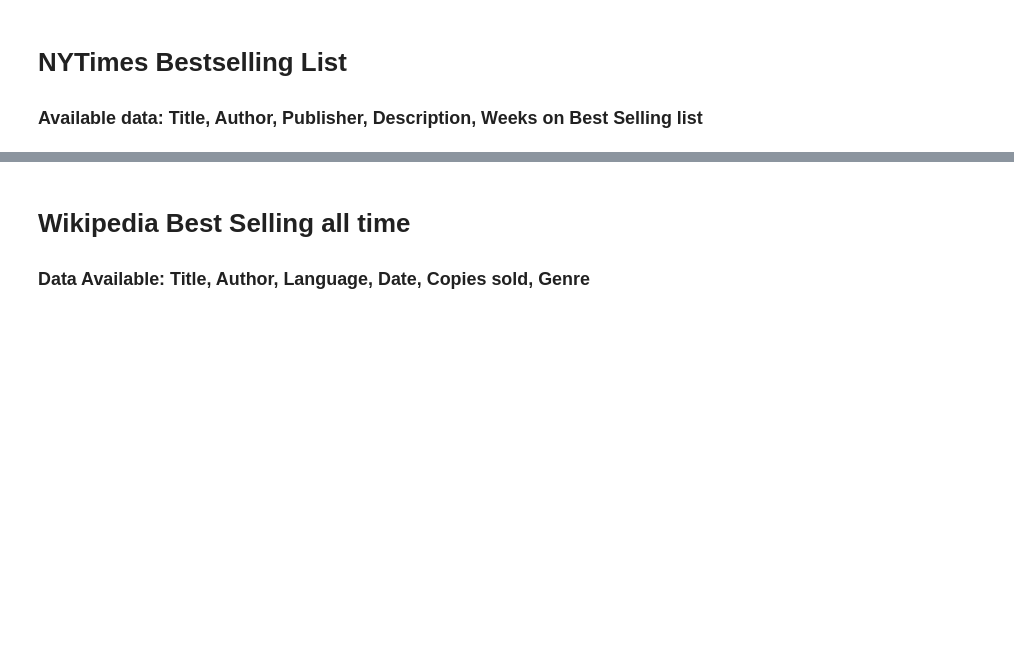
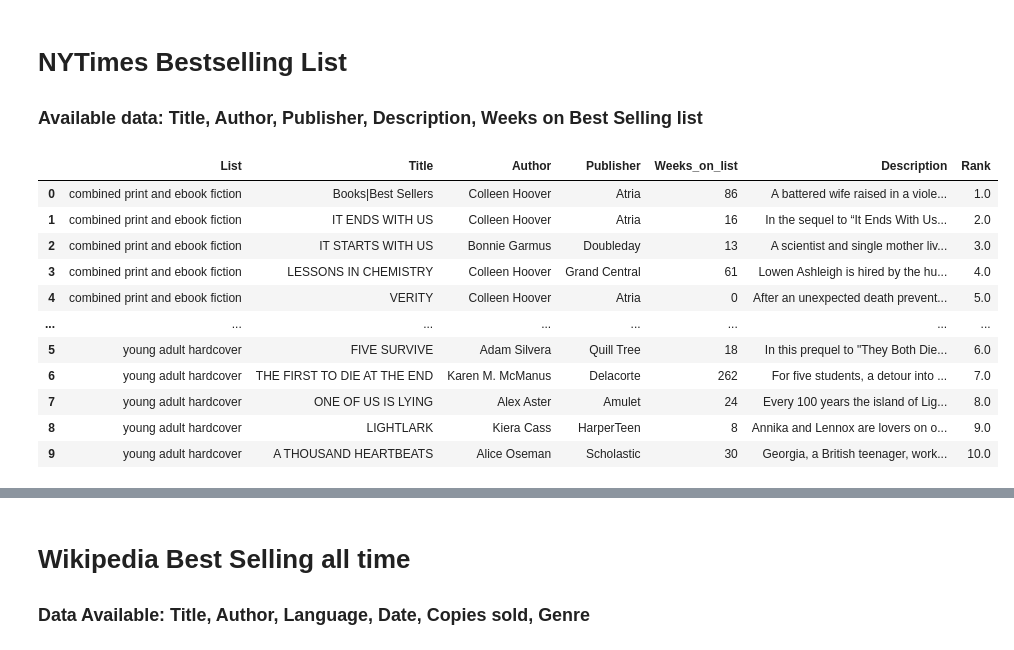
Before and after one commit to AndrewCurtis27/CS6830_proj3, a Jupyter notebook: proj3.ipynb, the cells around one changed output, grey strips where cells are left out. Saved outputs shown, nothing was run; the diff lists cells and outputs as text; code cells hidden in the pictures; blank space fills up the shorter version.

```diff
--- a/proj3.ipynb
+++ b/proj3.ipynb
@@ -7,3 +7,85 @@ import seaborn as sns
 # %% [markdown]
 # NYTimes Bestselling List
 ### Available data: Title, Author, Publisher, Description, Weeks on Best Selling list
+# %%
+urls = {
+    'combined print and ebook fiction':'https://www.nytimes.com/books/best-sellers/combined-print-and-e-book-fiction/',
+    'combined print and ebook non-fiction':'https://www.nytimes.com/books/best-sellers/combined-print-and-e-book-nonfiction/',
+    'hardcover fiction':'https://www.nytimes.com/books/best-sellers/hardcover-fiction/',
+    'hardcover non-fiction':'https://www.nytimes.com/books/best-sellers/hardcover-nonfiction/',
+    'paperback fiction':'https://www.nytimes.com/books/best-sellers/trade-fiction-paperback/',
+    'paperback non-fiction':'https://www.nytimes.com/books/best-sellers/paperback-nonfiction/',
+    'advice':'https://www.nytimes.com/books/best-sellers/advice-how-to-and-miscellaneous/',
+    'childrens hardcover':'https://www.nytimes.com/books/best-sellers/childrens-middle-grade-hardcover/',
+    'childrens picture':'https://www.nytimes.com/books/best-sellers/picture-books/',
+    'childrens series':'https://www.nytimes.com/books/best-sellers/series-books/',
+    'young adult hardcover':'https://www.nytimes.com/books/best-sellers/young-adult-hardcover/'
+}
+
+Lists = ['combined print and ebook fiction', 'combined print and ebook non-fiction', 'hardcover fiction', 'hardcover non-fiction',
+        'paperback fiction', 'paperback non-fiction', 'advice', 'childrens hardcover', 'childrens picture', 'childrens series', 'young adult hardcover']
+sites = [requests.get(url) for url in urls.values()]
+
+titles=[]
+descriptions=[]
+
+list(sites[0])[0]
+all_ny_df = pd.DataFrame(columns =['List', 'Title', 'Author', 'Publisher', 'Weeks_on_list', 'Description'])
+
+count = 0
+for html in sites:
+    List = Lists[count]
+    list_data = []
+    rank = []
+    count+=1
+
+
+
+    soup = BeautifulSoup(html.text, 'html5lib')
+    titles = [title.text for title in soup.findAll('h3')]
+
+    publishers = soup('p', attrs={'class':'css-heg334'})
+    publishers = [publisher.text for publisher in publishers]
+
+    authors = soup('p', attrs={'class':'css-hjukut'})
+    authors = [author.text for author in authors]
+    authors = [author.replace("by ", "") for author in authors]
+
+    weeks_on_list = soup('p', attrs={'class':'css-1o26r9v'})
+    weeks_on_list = [week.text for week in weeks_on_list]
+    wol = []
+    for week in weeks_on_list:
+        if week == 'New this week':
+            wol.append(0)
+        else:
+            wol.append(int(re.findall('[0-9]+', week)[0]))
+
+    descriptions = soup('p', attrs={'class':'css-14lubdp'})
+    descriptions = [description.text for description in descriptions]
+
+    for i in range(len(authors)):
+        list_data.append(List)
+    for i in range(len(authors)):
+        rank.append(i+1)
+
+    list_df = pd.DataFrame(list(zip(list_data, rank, titles, authors, publishers, wol, descriptions)),
+                   columns =['List', 'Rank', 'Title', 'Author', 'Publisher', 'Weeks_on_list', 'Description'])
+
+
+    all_ny_df = pd.concat([all_ny_df, list_df])
+
+
+all_ny_df
+# %% [output]
+|  | List | Title | Author | Publisher | Weeks_on_list | Description | Rank |
+| 0 | combined print and ebook fiction | Books|Best Sellers | Colleen Hoover | Atria | 86 | A battered wife raised in a viole... | 1.0 |
+| 1 | combined print and ebook fiction | IT ENDS WITH US | Colleen Hoover | Atria | 16 | In the sequel to “It Ends With Us... | 2.0 |
+| 2 | combined print and ebook fiction | IT STARTS WITH US | Bonnie Garmus | Doubleday | 13 | A scientist and single mother liv... | 3.0 |
+| 3 | combined print and ebook fiction | LESSONS IN CHEMISTRY | Colleen Hoover | Grand Central | 61 | Lowen Ashleigh is hired by the hu... | 4.0 |
+| 4 | combined print and ebook fiction | VERITY | Colleen Hoover | Atria | 0 | After an unexpected death prevent... | 5.0 |
+| ... | ... | ... | ... | ... | ... | ... | ... |
+| 5 | young adult hardcover | FIVE SURVIVE | Adam Silvera | Quill Tree | 18 | In this prequel to "They Both Die... | 6.0 |
+| 6 | young adult hardcover | THE FIRST TO DIE AT THE END | Karen M. McManus | Delacorte | 262 | For five students, a detour into ... | 7.0 |
+| 7 | young adult hardcover | ONE OF US IS LYING | Alex Aster | Amulet | 24 | Every 100 years the island of Lig... | 8.0 |
+| 8 | young adult hardcover | LIGHTLARK | Kiera Cass | HarperTeen | 8 | Annika and Lennox are lovers on o... | 9.0 |
+| 9 | young adult hardcover | A THOUSAND HEARTBEATS | Alice Oseman | Scholastic | 30 | Georgia, a British teenager, work... | 10.0 |
```
Also changed, not shown: parts of 18 cells of this notebook.
